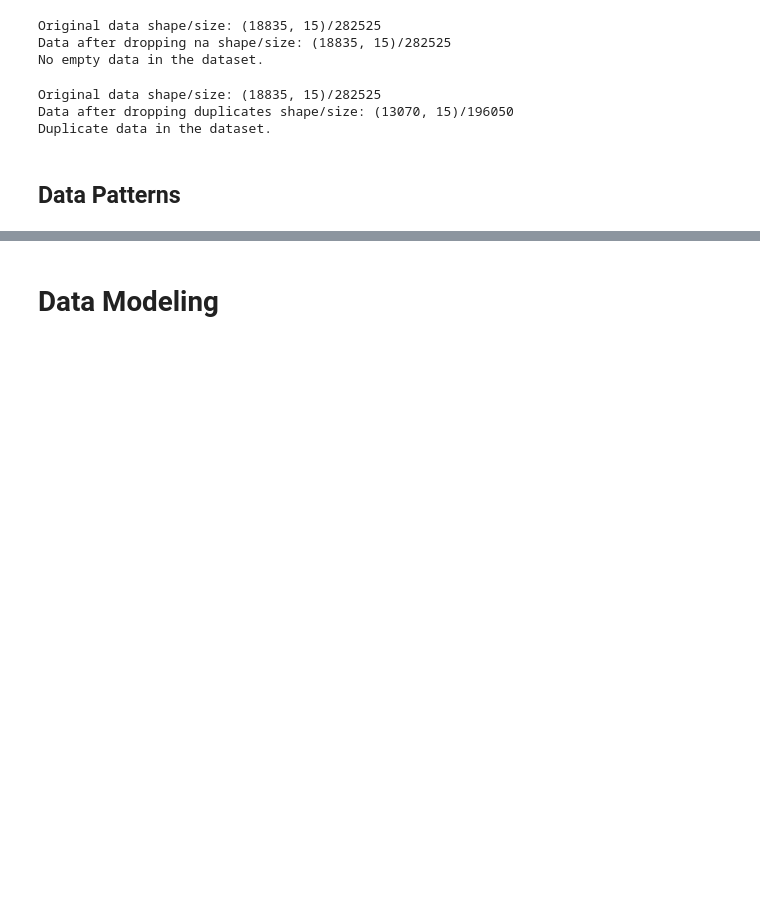
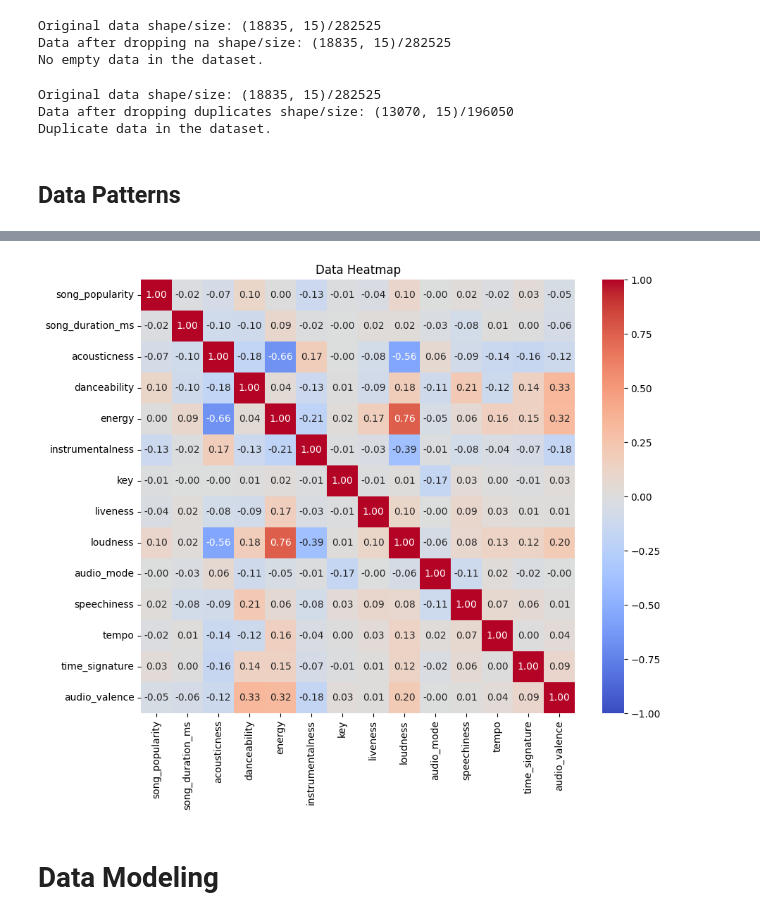
Before and after one commit to AlexanderBeck0/CS539-Final-Project, a Jupyter notebook: data_exploration.ipynb, the cells around one changed output, grey strips where cells are left out. Drawn from its saved outputs; the diff is of its cells as text; code cells hidden in the pictures; blank space fills up the shorter version.

```diff
--- a/data_exploration.ipynb
+++ b/data_exploration.ipynb
@@ -53,5 +62,11 @@ Duplicate data in the dataset.
 # %%
-# TODO: Add heatmaps on data
+# Add heatmaps on data
+plt.figure(figsize=(10, 8))
+sns.heatmap(corr, annot=True, square=True, cmap="coolwarm", fmt=".2f", vmax=1, vmin=-1, center=0)
+plt.title("Data Heatmap")
+plt.show()
+# %% [output]
+[figure, added]
 # %% [markdown]
 # Data Modeling
 # %%
```
Also changed, not shown: parts of 1 cell of this notebook, 1 other file.
